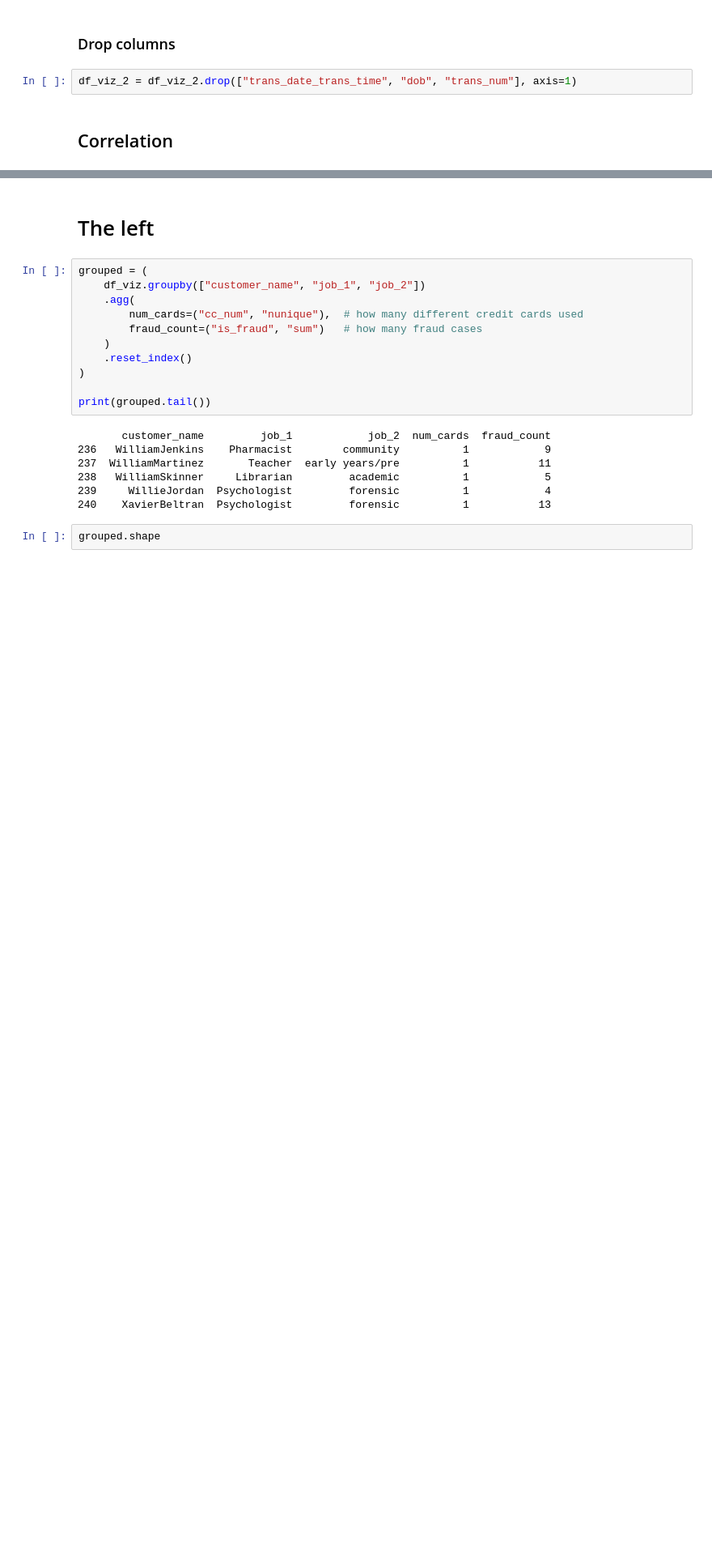
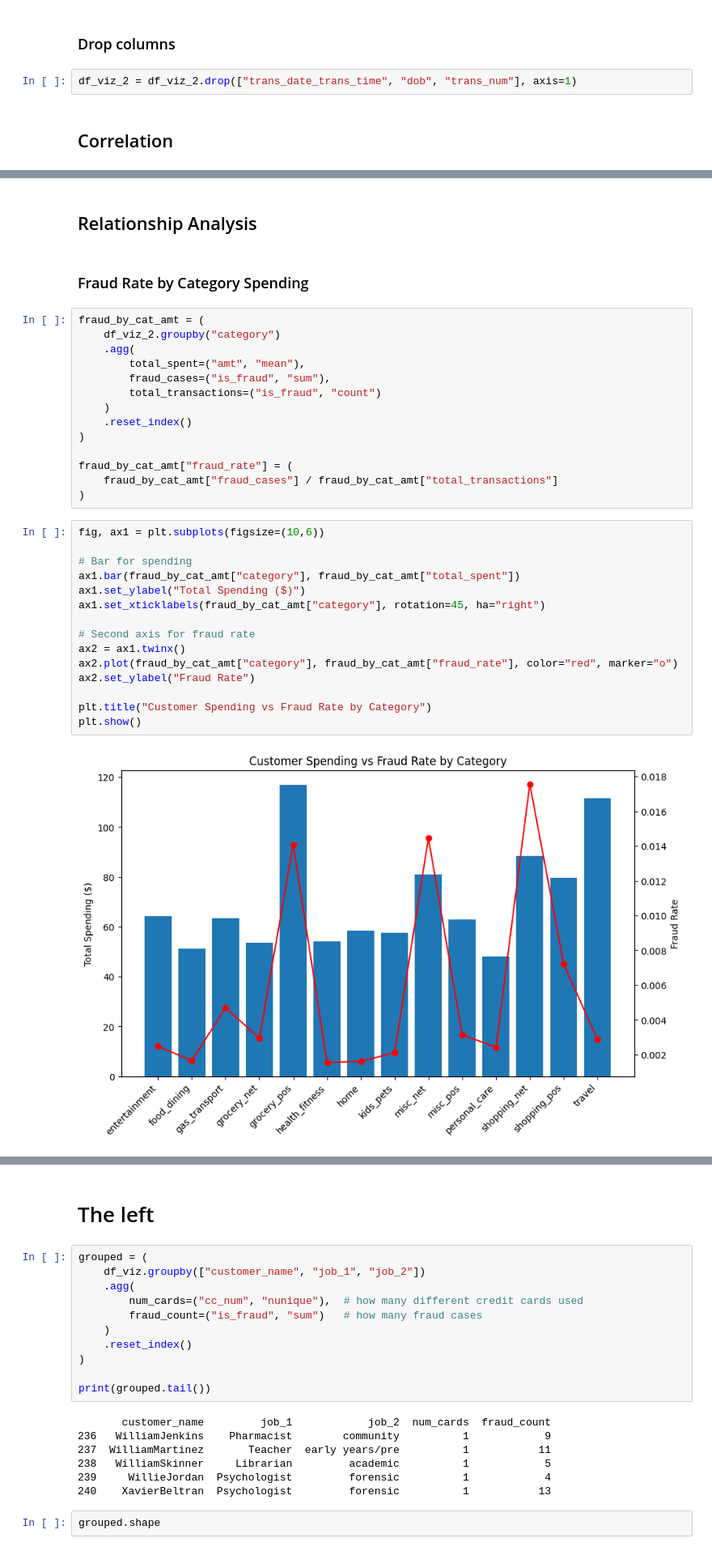
Before and after one commit to AubLambert/FraudDetection, a Jupyter notebook: Fraud_Detection.ipynb, the cells around one changed output, grey strips where cells are left out. Shown at 81% size. Drawn from its saved outputs; the diff is of its cells as text; blank space fills up the shorter version.

```diff
--- a/Fraud_Detection.ipynb
+++ b/Fraud_Detection.ipynb
@@ -476,0 +619,35 @@ cat_corr(df_viz_2)
+# %% [markdown]
+## Relationship Analysis
+# %% [markdown]
+### Fraud Rate by Category Spending
+# %%
+fraud_by_cat_amt = (
+    df_viz_2.groupby("category")
+    .agg(
+        total_spent=("amt", "mean"),
+        fraud_cases=("is_fraud", "sum"),
+        total_transactions=("is_fraud", "count")
+    )
+    .reset_index()
+)
+
+fraud_by_cat_amt["fraud_rate"] = (
+    fraud_by_cat_amt["fraud_cases"] / fraud_by_cat_amt["total_transactions"]
+)
+# %%
+fig, ax1 = plt.subplots(figsize=(10,6))
+
+# Bar for spending
+ax1.bar(fraud_by_cat_amt["category"], fraud_by_cat_amt["total_spent"])
+ax1.set_ylabel("Total Spending ($)")
+ax1.set_xticklabels(fraud_by_cat_amt["category"], rotation=45, ha="right")
+
+# Second axis for fraud rate
+ax2 = ax1.twinx()
+ax2.plot(fraud_by_cat_amt["category"], fraud_by_cat_amt["fraud_rate"], color="red", marker="o")
+ax2.set_ylabel("Fraud Rate")
+
+plt.title("Customer Spending vs Fraud Rate by Category")
+plt.show()
+# %% [output]
+[figure, added]
```
Also changed, not shown: parts of 26 cells of this notebook.
